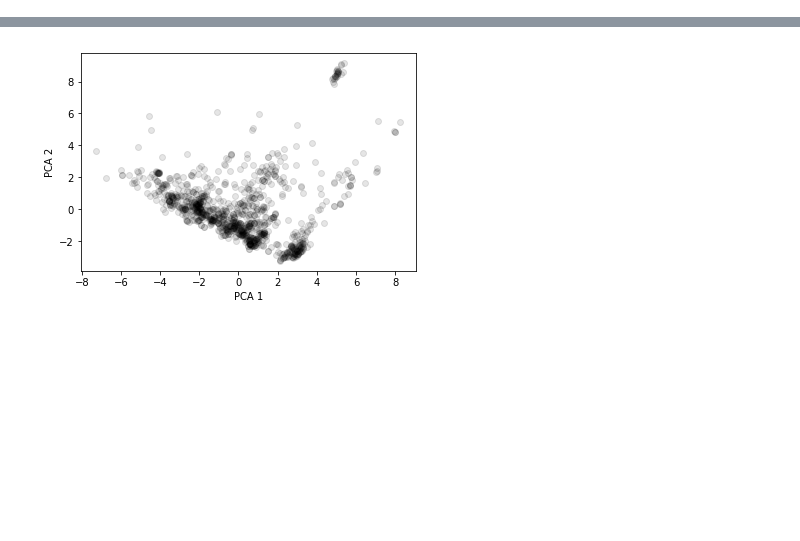
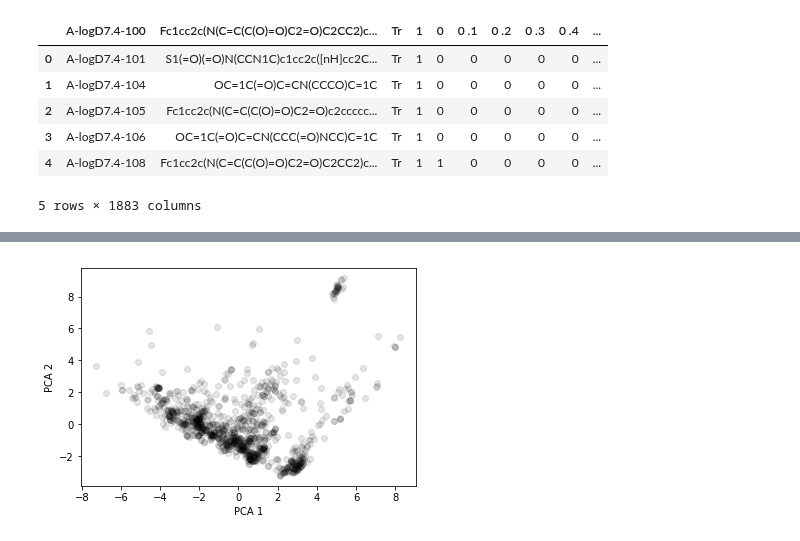
Before and after one commit to lstorchi/mllogdp, a Jupyter notebook: initialtests.ipynb, the cells around one changed output, grey strips where cells are left out. Drawn from its saved outputs; the diff is of its cells as text; code cells hidden in the pictures; blank space fills up the shorter version.

```diff
--- a/initialtests.ipynb
+++ b/initialtests.ipynb
@@ -0,0 +56,40 @@
+# %%
+#1
+dataframe = desc_data[desc_data['A-logD7.4-100 '] != 'A-logD7.4-131 ']
+print(dataframe.shape)
+#2
+dataframe = dataframe[dataframe['A-logD7.4-100 '] != 'A-logD7.4-148 ']
+print(dataframe.shape)
+#3
+dataframe = dataframe[dataframe['A-logD7.4-100 '] != 'A-logD7.4-192 ']
+print(dataframe.shape)
+#4
+dataframe = dataframe[dataframe['A-logD7.4-100 '] != 'A-logD7.4-251 ']
+print(dataframe.shape)
+#5
+dataframe = dataframe[dataframe['A-logD7.4-100 '] != 'A-logD7.4-313 ']
+print(dataframe.shape)
+#6
+dataframe = dataframe[dataframe['A-logD7.4-100 '] != 'A-logD7.4-318 ']
+print(dataframe.shape)
+#7
+dataframe = dataframe[dataframe['A-logD7.4-100 '] != 'A-logD7.4-319 ']
+print(dataframe.shape)
+#8
+dataframe = dataframe[dataframe['A-logD7.4-100 '] != 'A-logD7.4-327 ']
+print(dataframe.shape)
+#9
+dataframe = dataframe[dataframe['A-logD7.4-100 '] != 'A-logD7.4-331 ']
+print(dataframe.shape)
+#10
+dataframe = dataframe[dataframe['A-logD7.4-100 '] != 'A-logD7.4-558 ']
+print(dataframe.shape)
+#11
+dataframe = dataframe[dataframe['A-logD7.4-100 '] != 'O-174 ']
+print(dataframe.shape)
+#12
+dataframe = dataframe[dataframe['A-logD7.4-100 '] != 'O-175 ']
+print(dataframe.shape)
+#13
+dataframe = dataframe[dataframe['A-logD7.4-100 '] != 'O-177 ']
+print(dataframe.shape)
@@ -1,3 +110,13 @@
+# %%
+ dataframe.head()
+# %% [output]
+|  | A-logD7.4-100 | Fc1cc2c(N(C=C(C(O)=O)C2=O)C2CC2)c... | Tr | 1 | 0 | 0 .1 | 0 .2 | 0 .3 | 0 .4 | ... |
+| 0 | A-logD7.4-101 | S1(=O)(=O)N(CCN1C)c1cc2c([nH]cc2C... | Tr | 1 | 0 | 0 | 0 | 0 | 0 | ... |
+| 1 | A-logD7.4-104 | OC=1C(=O)C=CN(CCCO)C=1C | Tr | 1 | 0 | 0 | 0 | 0 | 0 | ... |
+| 2 | A-logD7.4-105 | Fc1cc2c(N(C=C(C(O)=O)C2=O)c2ccccc... | Tr | 1 | 0 | 0 | 0 | 0 | 0 | ... |
+| 3 | A-logD7.4-106 | OC=1C(=O)C=CN(CCC(=O)NCC)C=1C | Tr | 1 | 0 | 0 | 0 | 0 | 0 | ... |
+| 4 | A-logD7.4-108 | Fc1cc2c(N(C=C(C(O)=O)C2=O)C2CC2)c... | Tr | 1 | 1 | 0 | 0 | 0 | 0 | ... |
+5 rows × 1883 columns
 # %%
 import mllogdpcommon
 from sklearn.decomposition import PCA
```
Also changed, not shown: parts of 4 cells of this notebook.
